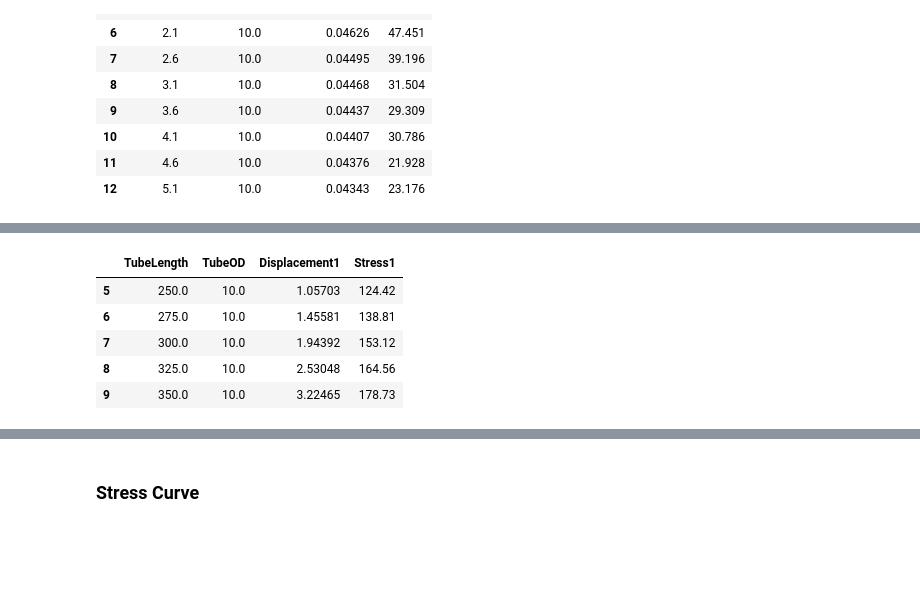
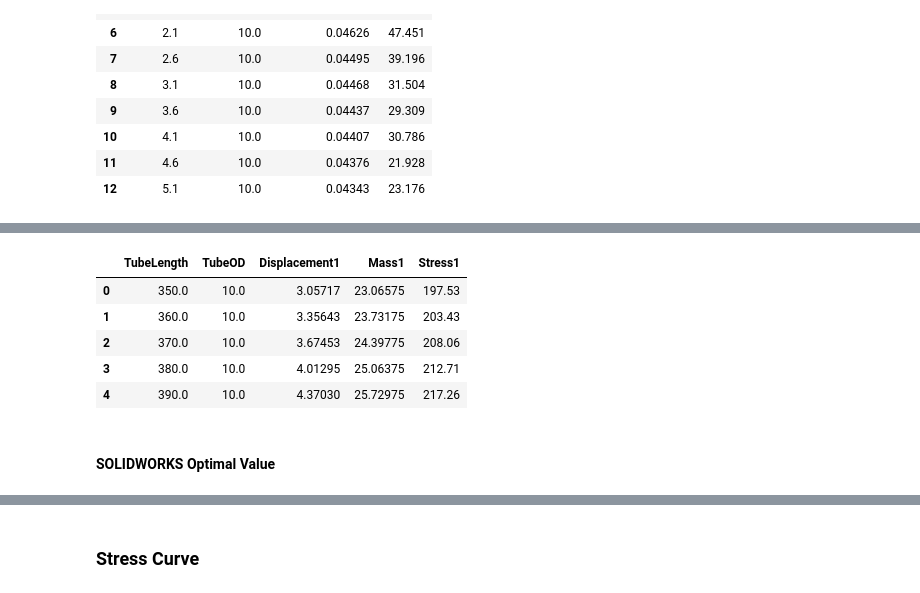
Before and after one commit to MBorrageiro/MScDrone-Py-Notebooks, a Jupyter notebook: solidworks-sim-displayer/SWDataDisplayer.ipynb, the cells around one changed output, grey strips where cells are left out. Cells and saved outputs as stored; diff of their text form; code cells hidden in the pictures; blank space fills up the shorter version.

```diff
--- a/solidworks-sim-displayer/SWDataDisplayer.ipynb
+++ b/solidworks-sim-displayer/SWDataDisplayer.ipynb
@@ -225,0 +253,3 @@ Modeled Components for 20Kg thrust production:
+# %%
+dfSq2Bolts = pd.read_csv("cleanedCSVs/clean_CFSquareBoom20Kg2Bolts.csv")
+dfSq4Bolts = pd.read_csv("cleanedCSVs/clean_CFSquareBoom20Kg4Bolts.csv")
@@ -226,9 +265,11 @@ Modeled Components for 20Kg thrust production:
 # %%
-df.head()
+dfSq4Bolts.head()
 # %% [output]
-|  | TubeLength | TubeOD | Displacement1 | Stress1 |
-| 5 | 250.0 | 10.0 | 1.05703 | 124.42 |
-| 6 | 275.0 | 10.0 | 1.45581 | 138.81 |
-| 7 | 300.0 | 10.0 | 1.94392 | 153.12 |
-| 8 | 325.0 | 10.0 | 2.53048 | 164.56 |
-| 9 | 350.0 | 10.0 | 3.22465 | 178.73 |
+|  | TubeLength | TubeOD | Displacement1 | Mass1 | Stress1 |
+| 0 | 350.0 | 10.0 | 3.05717 | 23.06575 | 197.53 |
+| 1 | 360.0 | 10.0 | 3.35643 | 23.73175 | 203.43 |
+| 2 | 370.0 | 10.0 | 3.67453 | 24.39775 | 208.06 |
+| 3 | 380.0 | 10.0 | 4.01295 | 25.06375 | 212.71 |
+| 4 | 390.0 | 10.0 | 4.37030 | 25.72975 | 217.26 |
+# %% [markdown]
+#### SOLIDWORKS Optimal Value
```
Also changed, not shown: parts of 54 cells of this notebook.
